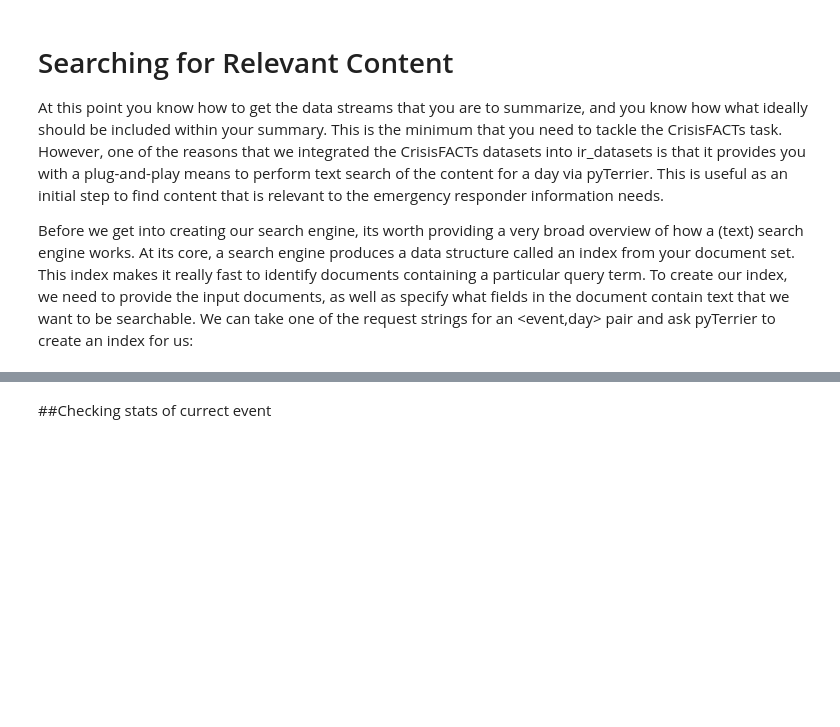
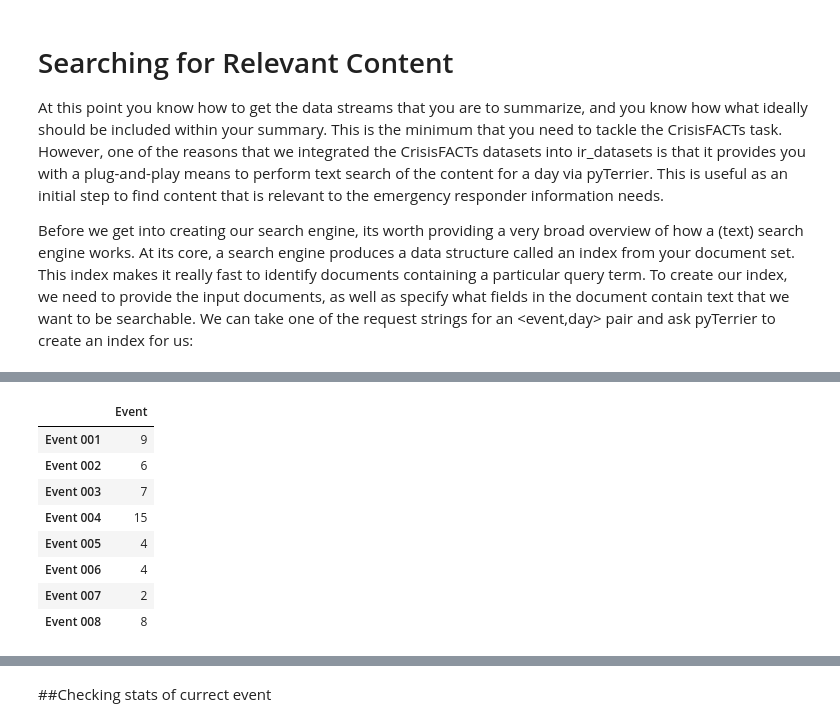
Before and after one commit to sush104/Crisis_Event_Ranking_and_Summarization, a Jupyter notebook: CrisisFACTs_Sushant.ipynb, the cells around one changed output, grey strips where cells are left out. Saved outputs shown, nothing was run; the diff lists cells and outputs as text; code cells hidden in the pictures; blank space fills up the shorter version.

```diff
--- a/CrisisFACTs_Sushant.ipynb
+++ b/CrisisFACTs_Sushant.ipynb
@@ -272,0 +319,14 @@ def w2v_qexp(q):
+# %%
+compressed_df = pd.DataFrame(stream_df["Event"].value_counts(sort=False))
+# %%
+compressed_df
+# %% [output]
+|  | Event |
+| Event 001 | 9 |
+| Event 002 | 6 |
+| Event 003 | 7 |
+| Event 004 | 15 |
+| Event 005 | 4 |
+| Event 006 | 4 |
+| Event 007 | 2 |
+| Event 008 | 8 |
```
Also changed, not shown: parts of 33 cells of this notebook.
